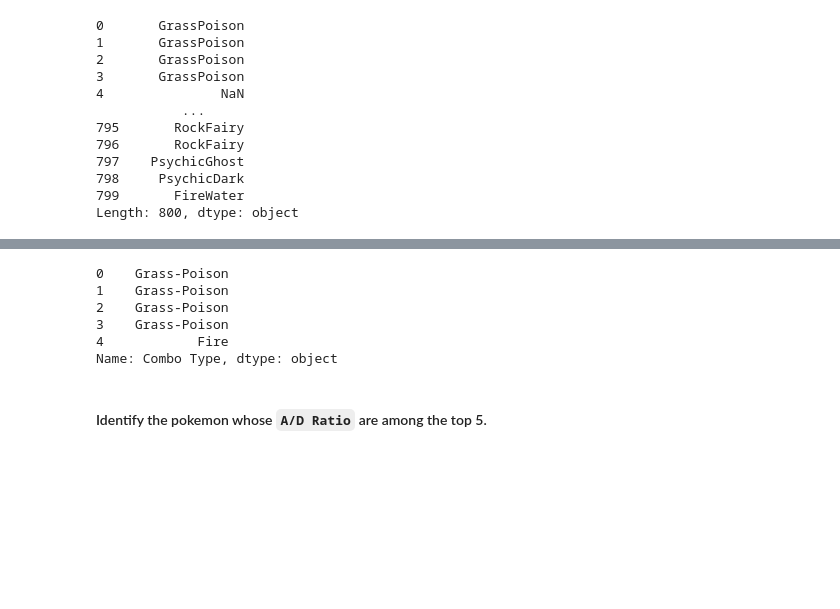
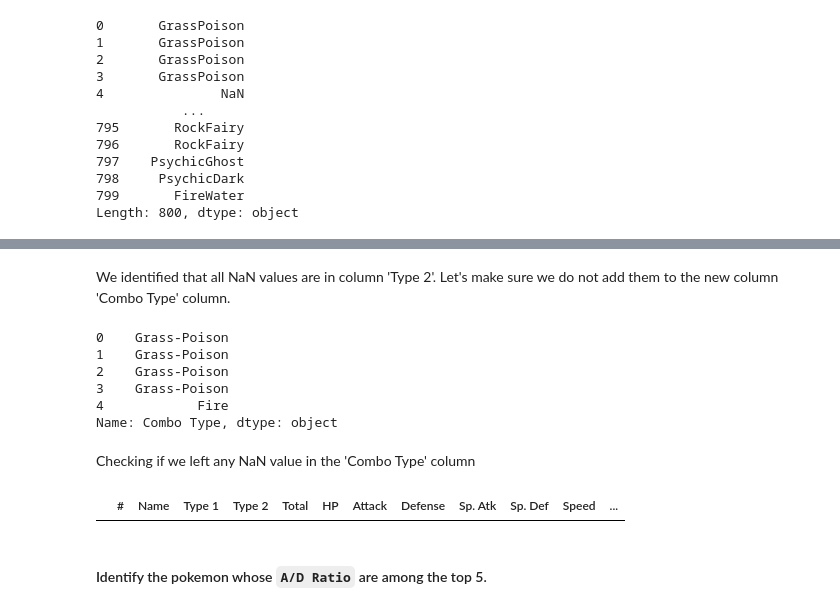
Before and after one commit to hectorfa17/lab-dataframe-calculations, a Jupyter notebook: your-code/challenge-1.ipynb, the cells around one changed output, grey strips where cells are left out. Saved outputs shown, nothing was run; the diff lists cells and outputs as text; code cells hidden in the pictures; blank space fills up the shorter version.

```diff
--- a/your-code/challenge-1.ipynb
+++ b/your-code/challenge-1.ipynb
@@ -187 +212,3 @@ Length: 800, dtype: object
+# %% [markdown]
+We identified that all NaN values are in column 'Type 2'. Let's make sure we do not add them to the new column 'Combo Type' column.
 # %%
@@ -208,6 +234,12 @@ datasafe['Combo Type'].head()
 3    Grass-Poison
 4            Fire
 Name: Combo Type, dtype: object
+# %% [markdown]
+Checking if we left any NaN value in the 'Combo Type' column
+# %%
+datasafe[datasafe['Combo Type'].str.contains('nan')]
+# %% [output]
+|  | # | Name | Type 1 | Type 2 | Total | HP | Attack | Defense | Sp. Atk | Sp. Def | Speed | ... |
 # %% [markdown]
 #### Identify the pokemon whose `A/D Ratio` are among the top 5.
 # %%
```
Also changed, not shown: parts of 18 cells of this notebook, 2 other files.
